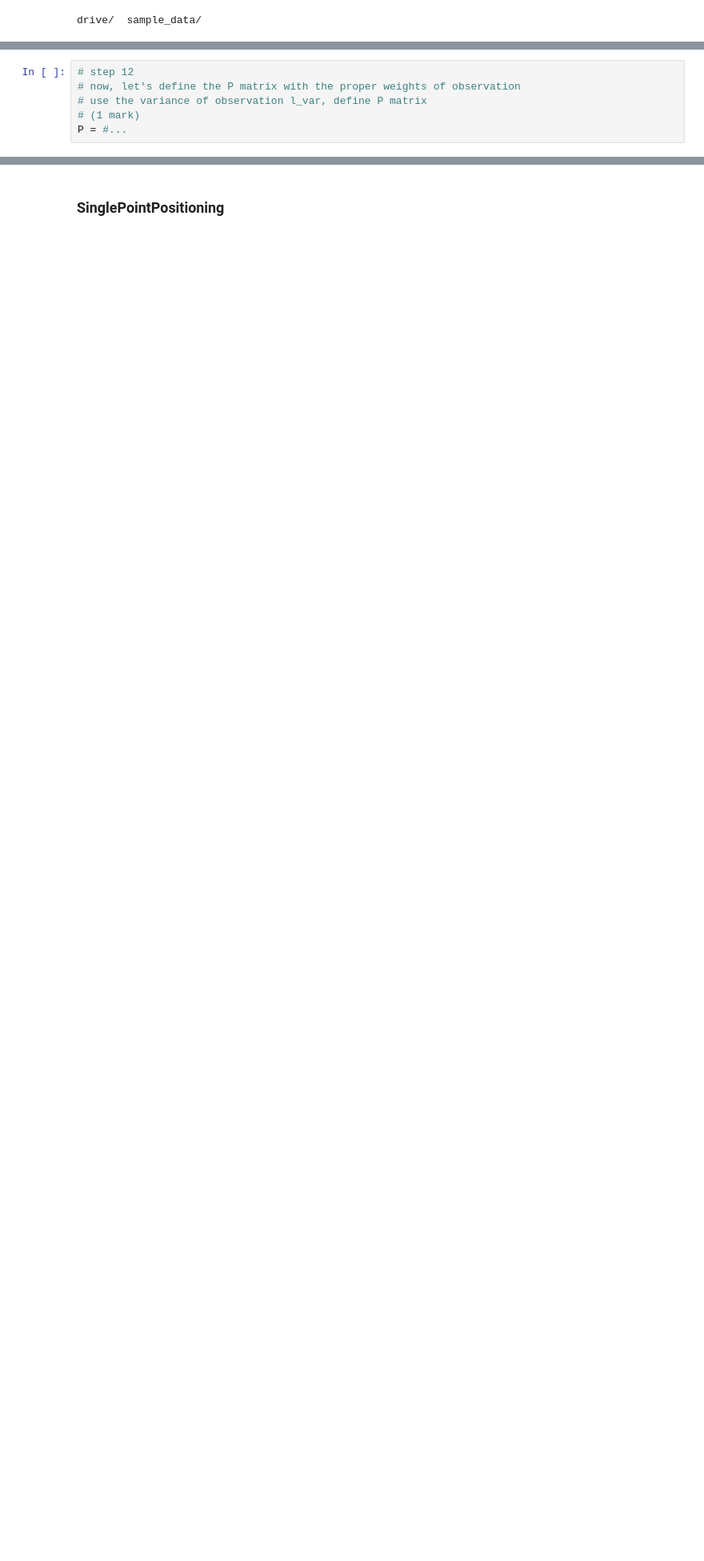
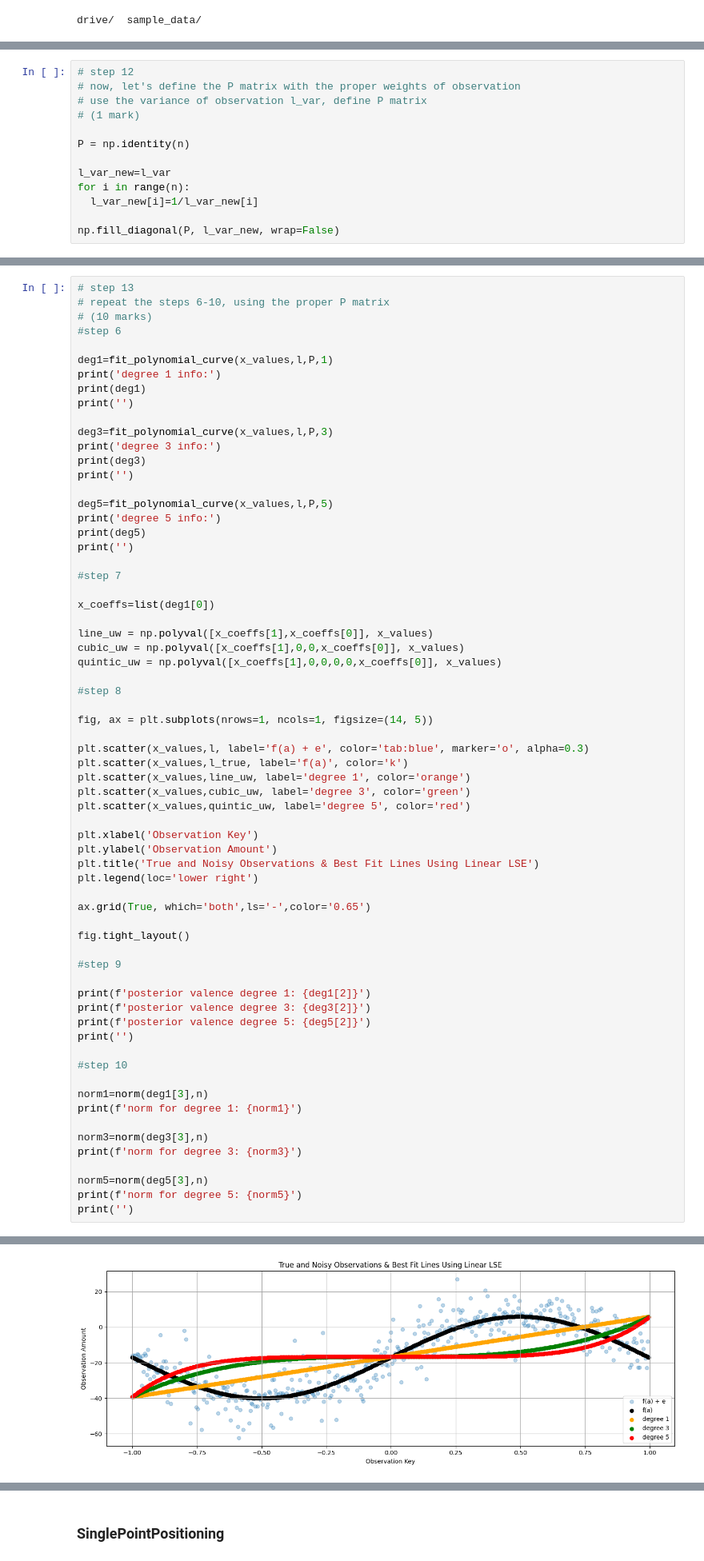
Before and after one commit to azizaahsan1/engg680_2024_fall, a Jupyter notebook: Lab_Assignment2/Assignment2.ipynb, the cells around one changed output, grey strips where cells are left out. Shown at 80% size. Saved outputs shown, nothing was run; the diff lists cells and outputs as text; blank space fills up the shorter version.

```diff
--- a/Lab_Assignment2/Assignment2.ipynb
+++ b/Lab_Assignment2/Assignment2.ipynb
@@ -179,4 +275,11 @@ fig.tight_layout()
 # now, let's define the P matrix with the proper weights of observation
 # use the variance of observation l_var, define P matrix
 # (1 mark)
-P = #...
+
+P = np.identity(n)
+
+l_var_new=l_var
+for i in range(n):
+  l_var_new[i]=1/l_var_new[i]
+
+np.fill_diagonal(P, l_var_new, wrap=False)
@@ -192,0 +286,67 @@ P = #...
+# %%
+# step 13
+# repeat the steps 6-10, using the proper P matrix
+# (10 marks)
+#step 6
+
+deg1=fit_polynomial_curve(x_values,l,P,1)
+print('degree 1 info:')
+print(deg1)
+print('')
+
+deg3=fit_polynomial_curve(x_values,l,P,3)
+print('degree 3 info:')
+print(deg3)
+print('')
+
+deg5=fit_polynomial_curve(x_values,l,P,5)
+print('degree 5 info:')
+print(deg5)
+print('')
+
+#step 7
+
+x_coeffs=list(deg1[0])
+
+line_uw = np.polyval([x_coeffs[1],x_coeffs[0]], x_values)
+cubic_uw = np.polyval([x_coeffs[1],0,0,x_coeffs[0]], x_values)
+quintic_uw = np.polyval([x_coeffs[1],0,0,0,0,x_coeffs[0]], x_values)
+
+#step 8
+
+fig, ax = plt.subplots(nrows=1, ncols=1, figsize=(14, 5))
+
+plt.scatter(x_values,l, label='f(a) + e', color='tab:blue', marker='o', alpha=0.3)
+plt.scatter(x_values,l_true, label='f(a)', color='k')
+plt.scatter(x_values,line_uw, label='degree 1', color='orange')
+plt.scatter(x_values,cubic_uw, label='degree 3', color='green')
+plt.scatter(x_values,quintic_uw, label='degree 5', color='red')
+
+plt.xlabel('Observation Key')
+plt.ylabel('Observation Amount')
+plt.title('True and Noisy Observations & Best Fit Lines Using Linear LSE')
+plt.legend(loc='lower right')
+
+ax.grid(True, which='both',ls='-',color='0.65')
+
+fig.tight_layout()
+
+#step 9
+
+print(f'posterior valence degree 1: {deg1[2]}')
+print(f'posterior valence degree 3: {deg3[2]}')
+print(f'posterior valence degree 5: {deg5[2]}')
+print('')
+
+#step 10
+
+norm1=norm(deg1[3],n)
+print(f'norm for degree 1: {norm1}')
+
+norm3=norm(deg3[3],n)
+print(f'norm for degree 3: {norm3}')
+
+norm5=norm(deg5[3],n)
+print(f'norm for degree 5: {norm5}')
+print('')
+# %% [output]
@@ -192,0 +370 @@ P = #...
+[figure, added]
```
Also changed, not shown: parts of 18 cells of this notebook.
